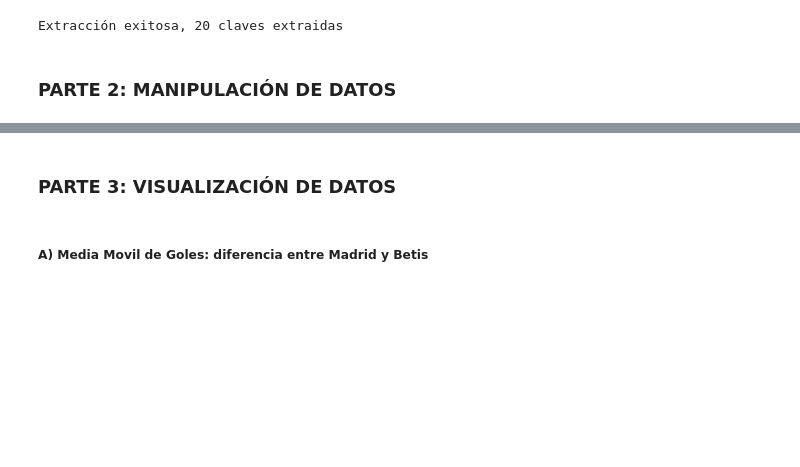
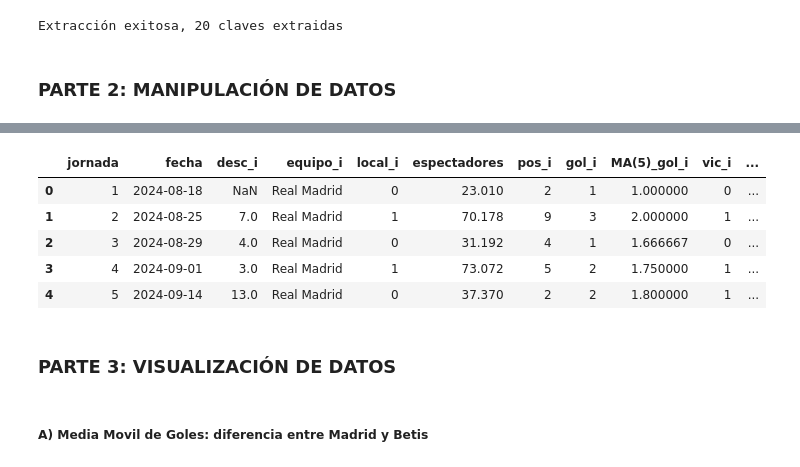
Before and after one commit to jjimvar/web-scraping-project-tutorial, a Jupyter notebook: src/notebook.ipynb, the cells around one changed output, grey strips where cells are left out. Drawn from its saved outputs; the diff is of its cells as text; code cells hidden in the pictures; blank space fills up the shorter version.

```diff
--- a/src/notebook.ipynb
+++ b/src/notebook.ipynb
@@ -204,3 +222,15 @@ for eq in lista:
+# %%
+## Después
+dfs["real-madrid"][["jornada", "fecha", "desc_i", "equipo_i", "local_i", "espectadores",
+                    "pos_i", "gol_i", "MA(5)_gol_i", "vic_i", "emp_i", "derr_i", "puntos_i",
+                    "MA(5)_puntos_i", "formacion_i", "entr_i", "rival_j", "pos_j", "gol_j"]].head(5)
+# %% [output]
+|  | jornada | fecha | desc_i | equipo_i | local_i | espectadores | pos_i | gol_i | MA(5)_gol_i | vic_i | ... |
+| 0 | 1 | 2024-08-18 | NaN | Real Madrid | 0 | 23.010 | 2 | 1 | 1.000000 | 0 | ... |
+| 1 | 2 | 2024-08-25 | 7.0 | Real Madrid | 1 | 70.178 | 9 | 3 | 2.000000 | 1 | ... |
+| 2 | 3 | 2024-08-29 | 4.0 | Real Madrid | 0 | 31.192 | 4 | 1 | 1.666667 | 0 | ... |
+| 3 | 4 | 2024-09-01 | 3.0 | Real Madrid | 1 | 73.072 | 5 | 2 | 1.750000 | 1 | ... |
+| 4 | 5 | 2024-09-14 | 13.0 | Real Madrid | 0 | 37.370 | 2 | 2 | 1.800000 | 1 | ... |
 # %% [markdown]
 ### **PARTE 3: VISUALIZACIÓN DE DATOS**
 # %% [markdown]
```
Also changed, not shown: parts of 4 cells of this notebook.
